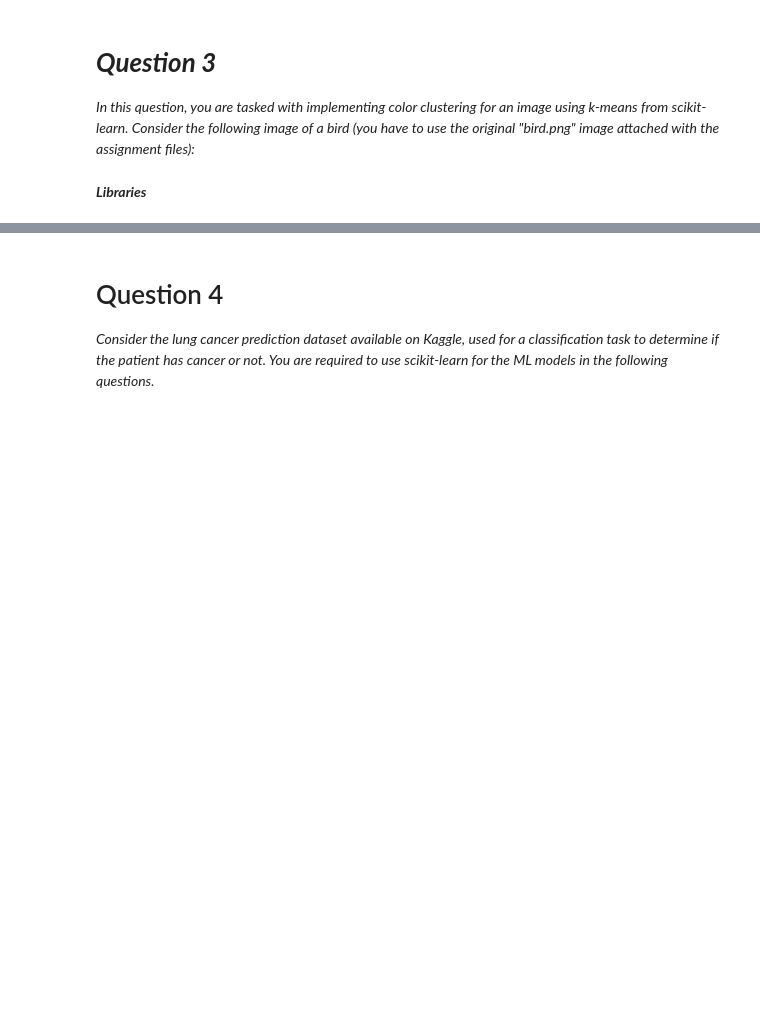
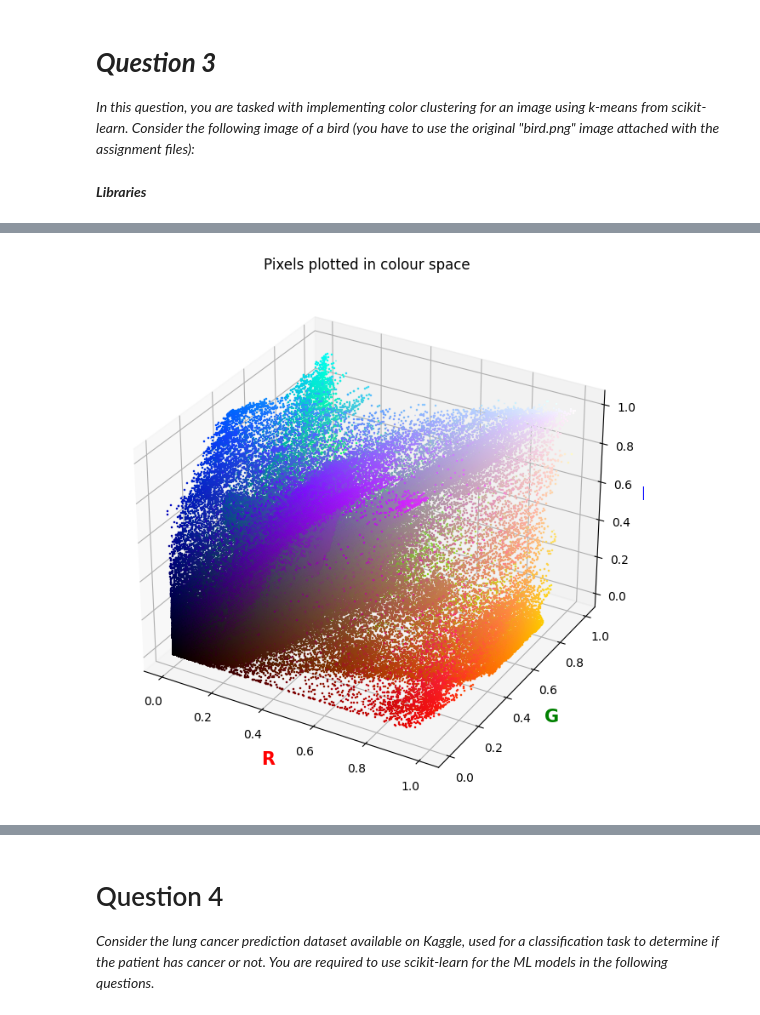
Before and after one commit to mbraihan/MA_2, a Jupyter notebook: COMP_6321_MA_2.ipynb, the cells around one changed output, grey strips where cells are left out. Drawn from its saved outputs; the diff is of its cells as text; code cells hidden in the pictures; blank space fills up the shorter version.

```diff
--- a/COMP_6321_MA_2.ipynb
+++ b/COMP_6321_MA_2.ipynb
@@ -739,0 +748,22 @@ from sklearn.metrics import mean_squared_error
+# %%
+def plot_colour_space(RGB, title=None, hold=False, **kwargs):
+    """
+    Plots Nx3 matrix RGB in 3 dimensions.
+
+    The keyword arguments are passed to Matplotlib's scatter() function.
+    If hold=True, the points will be added to the previous plot. Otherwise a new plot is generated.
+    """
+    if hold:
+        ax = plt.gca()
+    else:
+        fig = plt.figure(figsize=(8,8))
+        ax = fig.add_subplot(111, projection='3d')
+    kwargs.setdefault('alpha', 1.0)
+    ax.scatter(*RGB.T, **kwargs)
+    ax.set_xlabel('R', color='r', fontweight='bold', fontsize=15)
+    ax.set_ylabel('G', color='g', fontweight='bold', fontsize=15)
+    ax.set_zlabel('B', color='b', fontweight='bold', fontsize=15)
+    if title is not None:
+        ax.set_title(title)
+
+# plot_colour_space(RGB, c=RGB, s=0.5, marker='s', title="Pixels plotted in colour space")
@@ -740 +794,6 @@ from sklearn.metrics import mean_squared_error
+# %%
+RGB = image.reshape(-1, 3)
+plot_colour_space(RGB, c=RGB, s=0.5, marker='s', title="Pixels plotted in colour space")
+# %% [output]
+[figure, added]
 # %%
```
Also changed, not shown: parts of 8 cells of this notebook.
